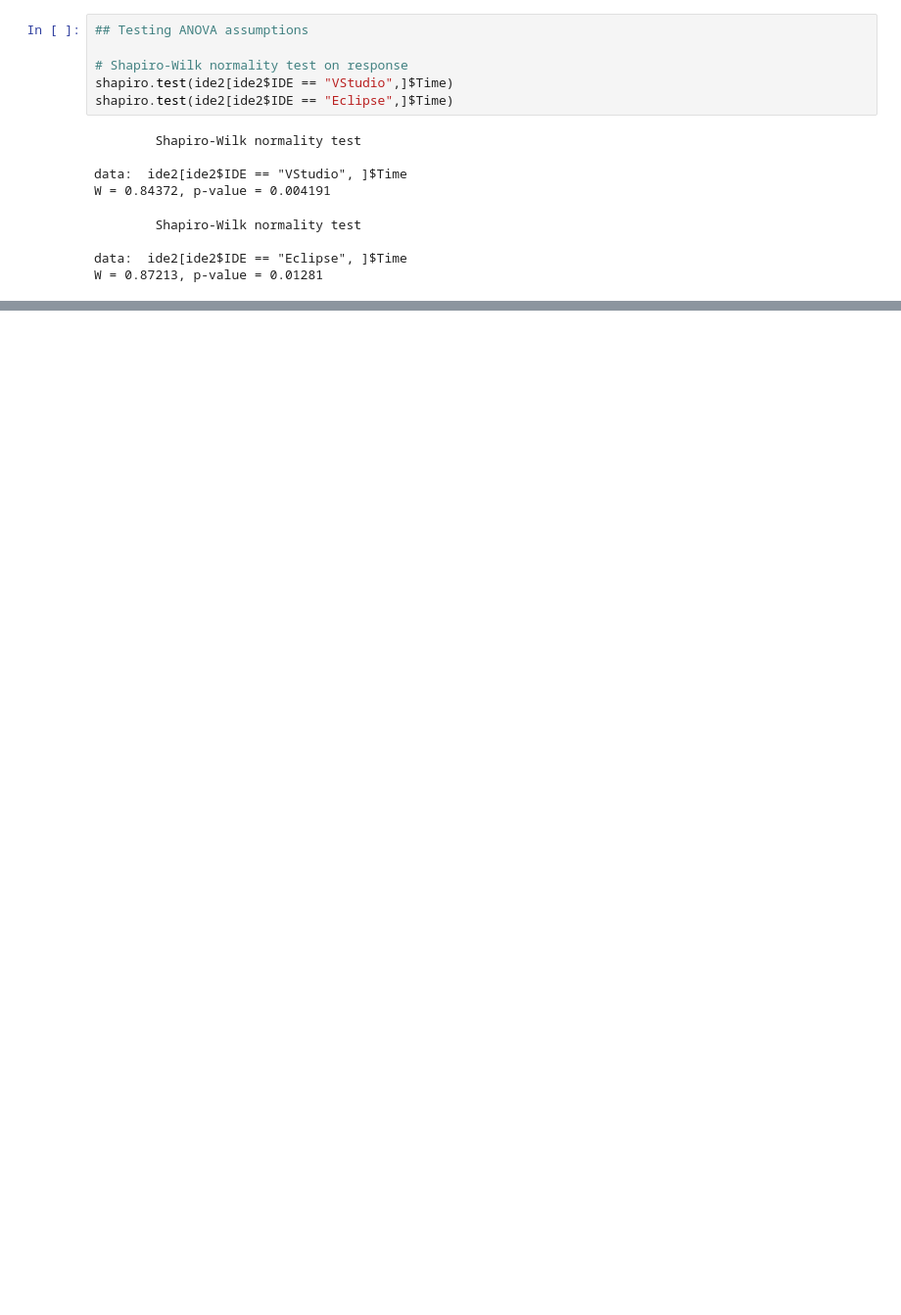
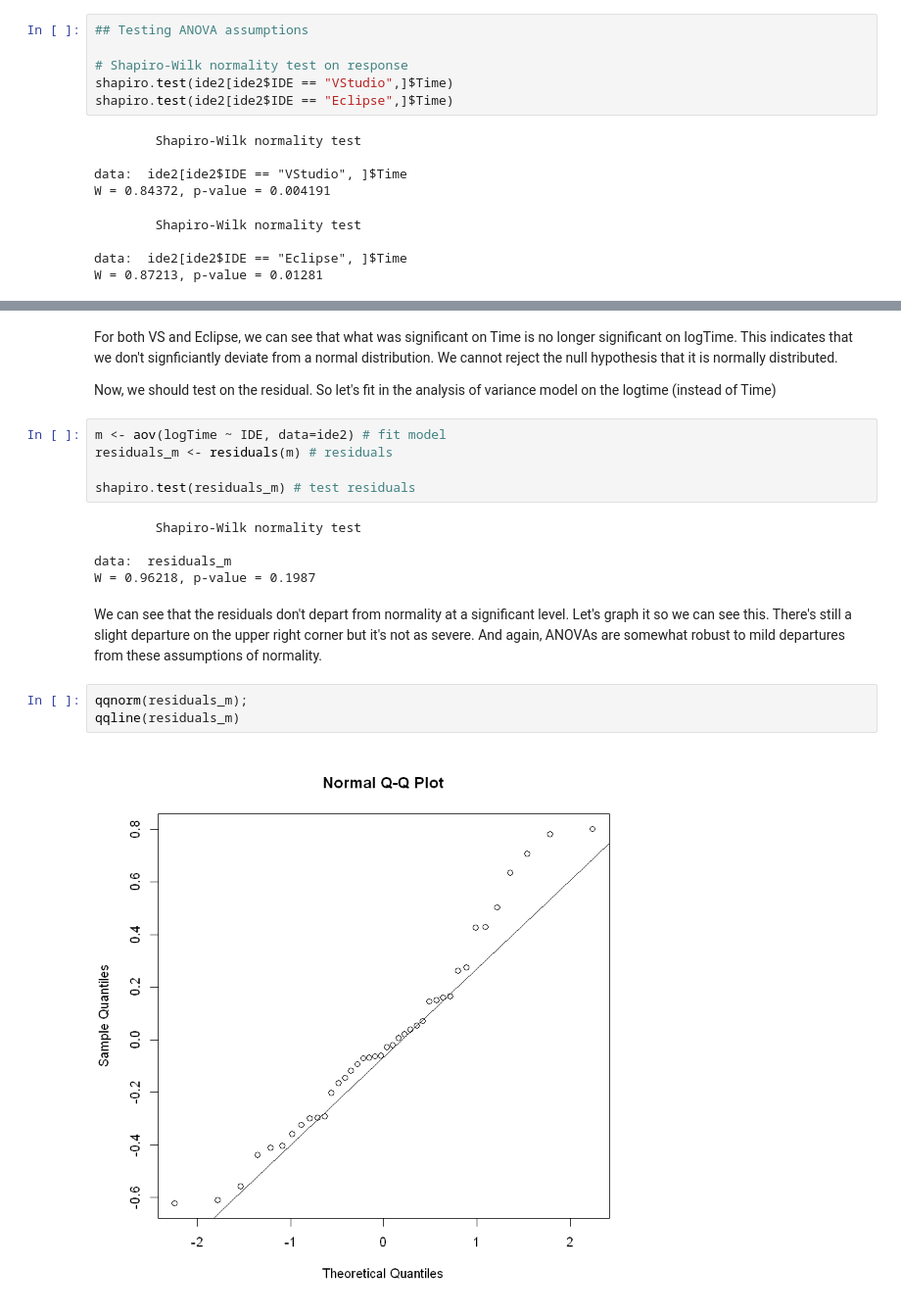
Before and after one commit to iamjz/R-Data, a Jupyter notebook: Designing, Running, and Analyzing Experiments/Week 04.ipynb, the cells around one changed output, grey strips where cells are left out. Shown: that part at 98% size. Drawn from its saved outputs; the diff is of its cells as text; blank space fills up the shorter version.

```diff
--- a/Designing, Running, and Analyzing Experiments/Week 04.ipynb
+++ b/Designing, Running, and Analyzing Experiments/Week 04.ipynb
@@ -215,0 +381,21 @@ W = 0.894, p-value = 0.001285
+# %% [markdown]
+For both VS and Eclipse, we can see that what was significant on Time is no longer significant on logTime. This indicates that we don't signficiantly deviate from a normal distribution. We cannot reject the null hypothesis that it is normally distributed.
+
+Now, we should test on the residual. So let's fit in the analysis of variance model on the logtime (instead of Time)
+# %%
+m <- aov(logTime ~ IDE, data=ide2) # fit model
+residuals_m <- residuals(m) # residuals
+
+shapiro.test(residuals_m) # test residuals
+# %% [output]
+        Shapiro-Wilk normality test
+
+data:  residuals_m
+W = 0.96218, p-value = 0.1987
+# %% [markdown]
+We can see that the residuals don't depart from normality at a significant level. Let's graph it so we can see this. There's still a slight departure on the upper right corner but it's not as severe. And again, ANOVAs are somewhat robust to mild departures from these assumptions of normality.
+# %%
+qqnorm(residuals_m);
+qqline(residuals_m)
+# %% [output]
+[figure, added]
```
Also changed, not shown: parts of 26 cells of this notebook.
